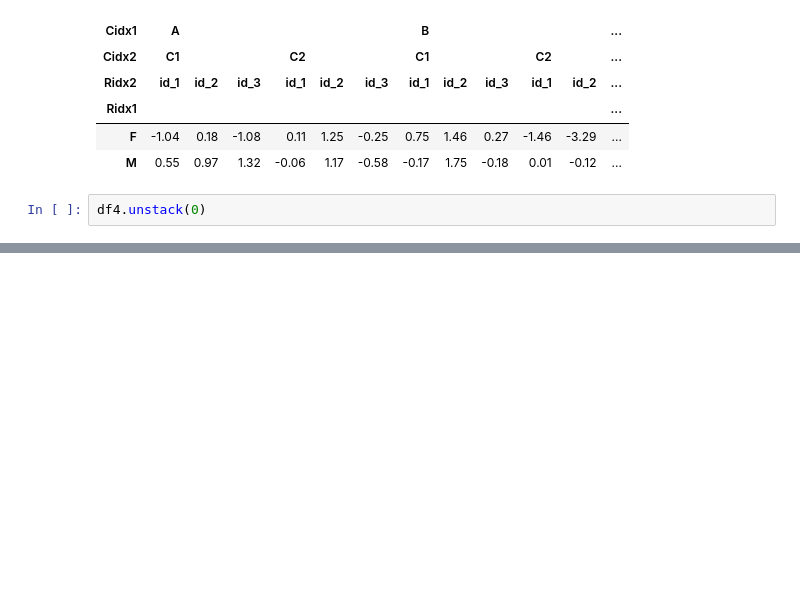
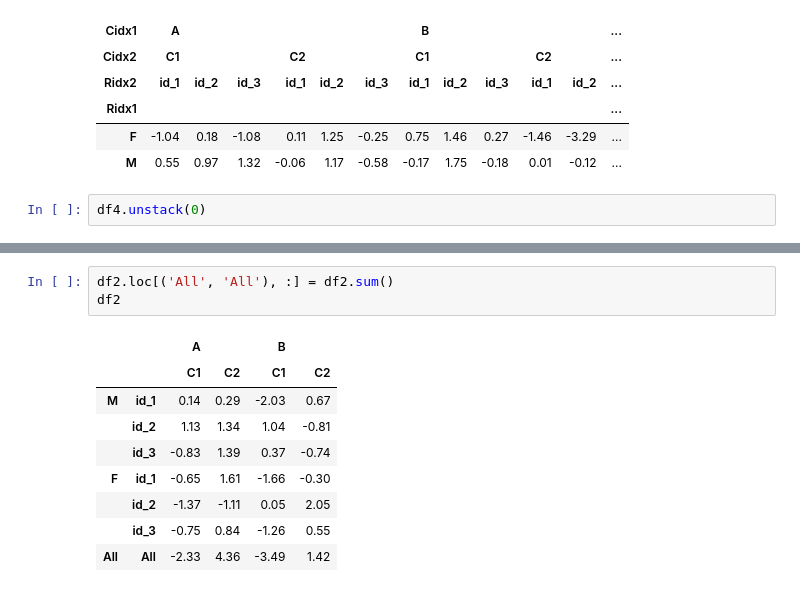
Before and after one commit to jojaehyeok99/python_20240215, a Jupyter notebook: pandas_data_analysis/pandas_multi_index.ipynb, the cells around one changed output, grey strips where cells are left out. Drawn from its saved outputs; the diff is of its cells as text; blank space fills up the shorter version.

```diff
--- a/pandas_data_analysis/pandas_multi_index.ipynb
+++ b/pandas_data_analysis/pandas_multi_index.ipynb
@@ -121,0 +201,13 @@ df4.unstack(0)
+# %%
+df2.loc[('All', 'All'), :] = df2.sum()
+df2
+# %% [output]
+|  |  | A |  | B |  |
+|  |  | C1 | C2 | C1 | C2 |
+| M | id_1 | 0.14 | 0.29 | -2.03 | 0.67 |
+|  | id_2 | 1.13 | 1.34 | 1.04 | -0.81 |
+|  | id_3 | -0.83 | 1.39 | 0.37 | -0.74 |
+| F | id_1 | -0.65 | 1.61 | -1.66 | -0.30 |
+|  | id_2 | -1.37 | -1.11 | 0.05 | 2.05 |
+|  | id_3 | -0.75 | 0.84 | -1.26 | 0.55 |
+| All | All | -2.33 | 4.36 | -3.49 | 1.42 |
```
Also changed, not shown: parts of 30 cells of this notebook.
